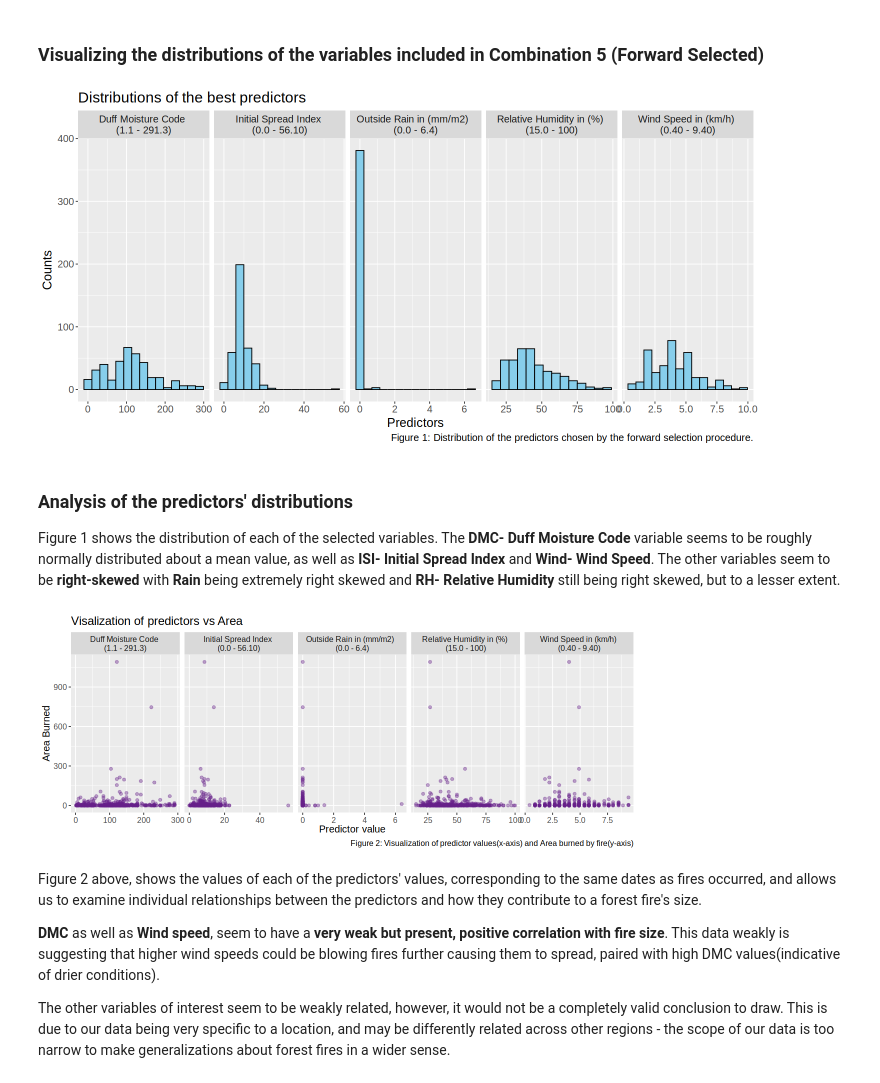
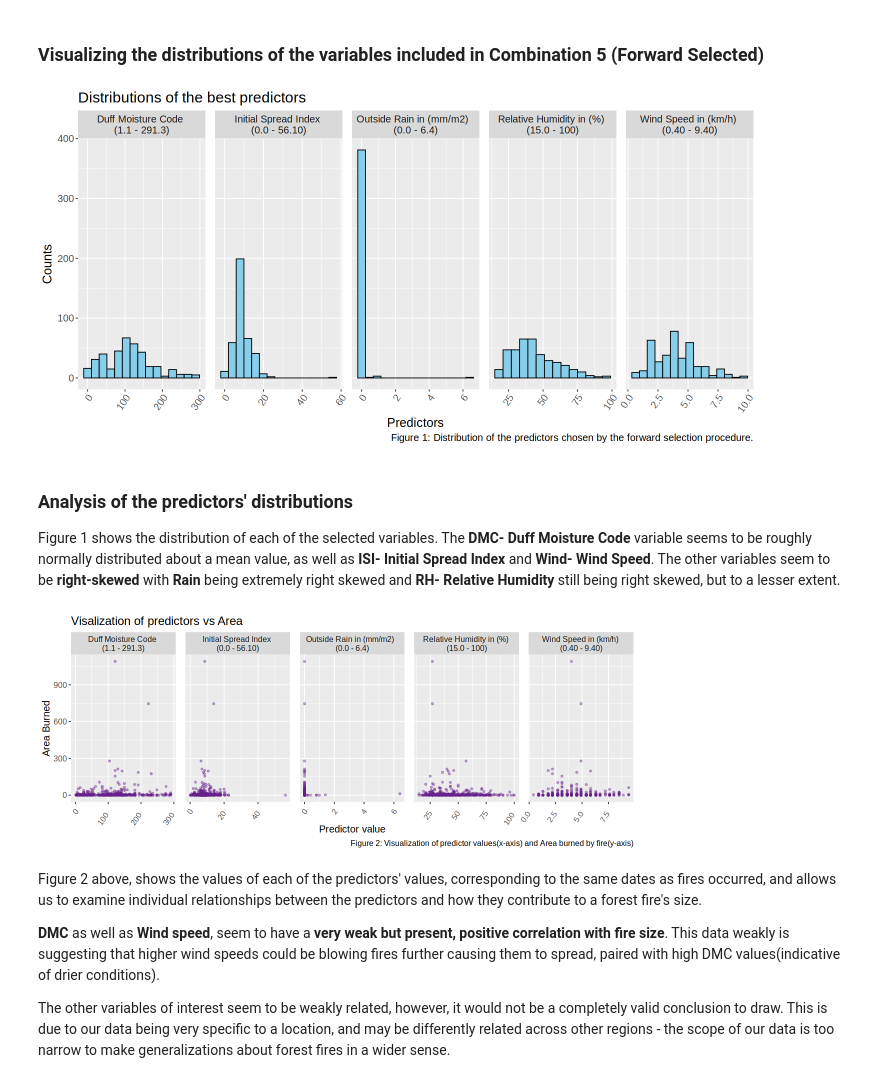
Before and after one commit to perdomopatrick/group7, a Jupyter notebook: combinedCode.ipynb, the cells around one changed output. Saved outputs shown, nothing was run; the diff lists cells and outputs as text; code cells hidden in the pictures.

Commit message:
fix graphs

```diff
--- a/combinedCode.ipynb
+++ b/combinedCode.ipynb
@@ -277,36 +277,40 @@ We found this balance in **combination 5**, containing 5 variables,**RH+rain+DMC
 # %%
 options(repr.plot.width = 12, repr.plot.height = 6)
 
 melted_data <- data_training |>
     select(-FFMC, -DC, -temp) |>
     pivot_longer(cols = -area,
                  names_to = "predictors",
                  values_to = "values")
 
 predictor_labels <- c(RH = "Relative Humidity in (%) \n(15.0 - 100)",
                    rain = "Outside Rain in (mm/m2)  \n(0.0 - 6.4)",
                      DMC="Duff Moisture Code \n(1.1 - 291.3)",
                      wind="Wind Speed in (km/h) \n(0.40 - 9.40)",
                      ISI="Initial Spread Index \n(0.0 - 56.10)")
 
 distribution_plot <- melted_data |>
     ggplot(aes(x = values)) +
     geom_histogram(position = 'identity', bins = 15, fill = "skyblue", color = "black") +
     labs(x = "Predictors",
          y = "Counts",
          title = "Distributions of the best predictors",
          caption = "Figure 1: Distribution of the predictors chosen by the forward selection procedure.") +
     facet_grid(cols = vars(predictors), scales = "free",
                labeller = labeller(predictors = predictor_labels)) +
-    theme(text = element_text(size = 15))
+    theme(text = element_text(size = 15),
+          axis.text.x = element_text(angle = 55, hjust=1),
+         panel.spacing = unit(0.8, "lines"))
 distribution_plot
 # %% [output]
-[figure, old version]
+[figure, new version]
 # %% [markdown]
 ### Analysis of the predictors' distributions
 
 Figure 1 shows the distribution of each of the selected variables. The **DMC- Duff Moisture Code** variable seems to be roughly normally distributed about a mean value, as well as **ISI- Initial Spread Index** and **Wind- Wind Speed**. The other variables seem to be **right-skewed** with **Rain** being extremely right skewed and **RH- Relative Humidity** still being right skewed, but to a lesser extent.
 # %%
+options(repr.plot.width = 12, repr.plot.height = 6)
+
 # all the data without the irrelevant columns pivoted longer to be used by facet_grid()
 long_data <- data |>
     select(-X, -Y, -month, -day, -FFMC, -DC, -temp) |>
@@ -318,18 +322,20 @@ options(repr.plot.width = 10, repr.plot.height = 4)
 
 # Initial graph before predictions
 initial_plot <- ggplot(long_data, aes(x = values, y = area)) +
-  geom_point(alpha = 0.4, color = "darkorchid4") +
+  geom_point(alpha = 0.4, color = "darkorchid4", size = 1) +
   xlab("Predictor value") +
   ylab("Area Burned") +
  facet_grid(cols = vars(predictors), scales = "free",
                labeller = labeller(predictors = predictor_labels)) +
   ggtitle(paste0("Visalization of predictors vs Area")) +
-  theme(text = element_text(size = 12)) +
+  theme(text = element_text(size = 12),
+        axis.text.x = element_text(angle = 55, hjust=1.5),
+       panel.spacing = unit(0.8, "lines")) +
   labs(caption = "Figure 2: Visualization of predictor values(x-axis) and Area burned by fire(y-axis)")
 
 initial_plot
 # %% [output]
-[figure, old version]
+[figure, new version]
 # %% [markdown]
 Figure 2 above, shows the values of each of the predictors' values, corresponding to the same dates as fires occurred, and allows us to examine individual relationships between the predictors and how they contribute to a forest fire's size.
 
```
Also changed, not shown: parts of 4 cells of this notebook.
